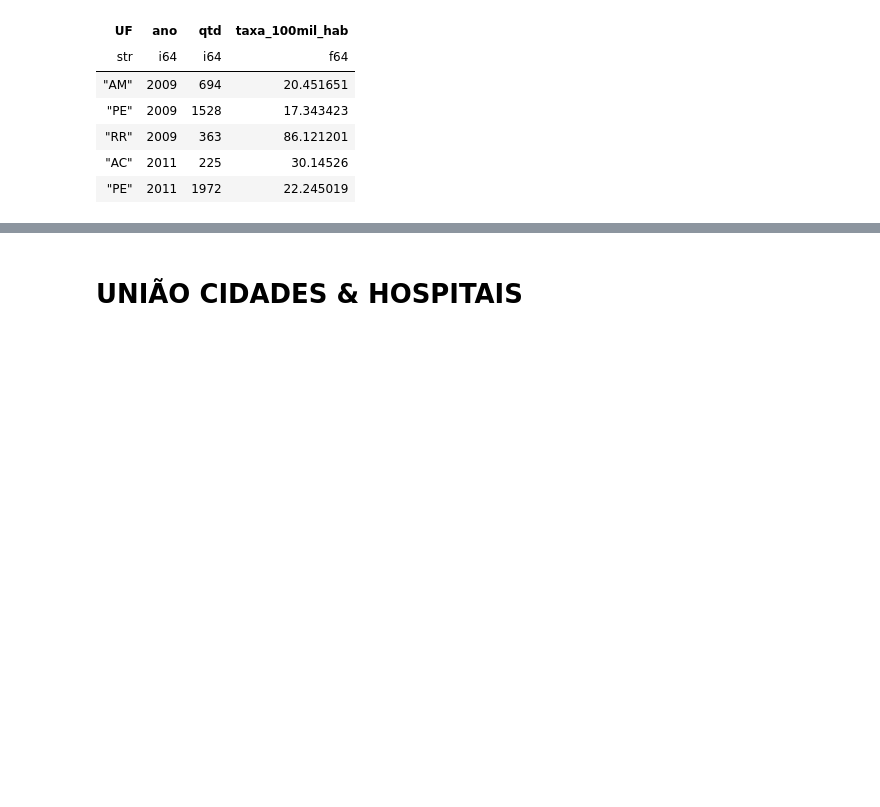
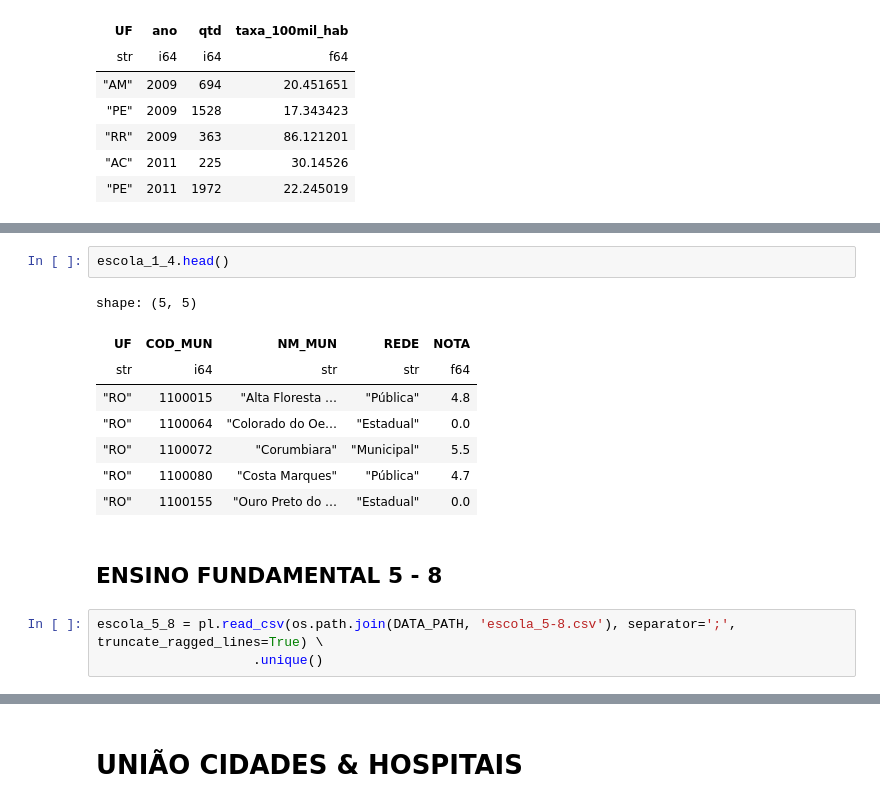
Before and after one commit to guilourenzo/analise_municipios, a Jupyter notebook: finding_home.ipynb, the cells around one changed output, grey strips where cells are left out. Cells and saved outputs as stored; diff of their text form; blank space fills up the shorter version.

```diff
--- a/finding_home.ipynb
+++ b/finding_home.ipynb
@@ -353,0 +391,16 @@ shape: (5, 4)
+# %%
+escola_1_4.head()
+# %% [output]
+shape: (5, 5)
+| UF | COD_MUN | NM_MUN | REDE | NOTA |
+| str | i64 | str | str | f64 |
+| "RO" | 1100015 | "Alta Floresta … | "Pública" | 4.8 |
+| "RO" | 1100064 | "Colorado do Oe… | "Estadual" | 0.0 |
+| "RO" | 1100072 | "Corumbiara" | "Municipal" | 5.5 |
+| "RO" | 1100080 | "Costa Marques" | "Pública" | 4.7 |
+| "RO" | 1100155 | "Ouro Preto do … | "Estadual" | 0.0 |
+# %% [markdown]
+## ENSINO FUNDAMENTAL 5 - 8
+# %%
+escola_5_8 = pl.read_csv(os.path.join(DATA_PATH, 'escola_5-8.csv'), separator=';', truncate_ragged_lines=True) \
+                    .unique()
```
Also changed, not shown: parts of 16 cells of this notebook, 6 other files.
